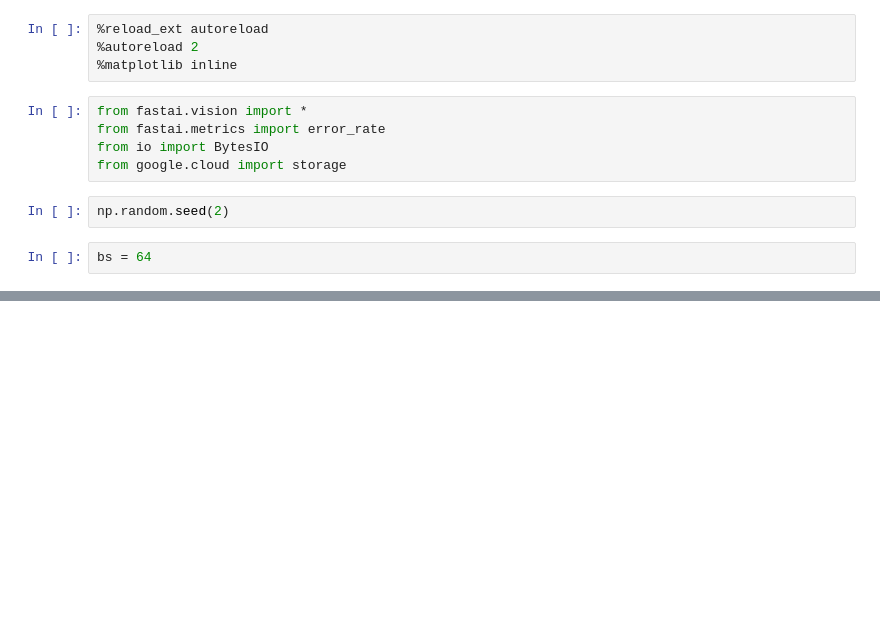
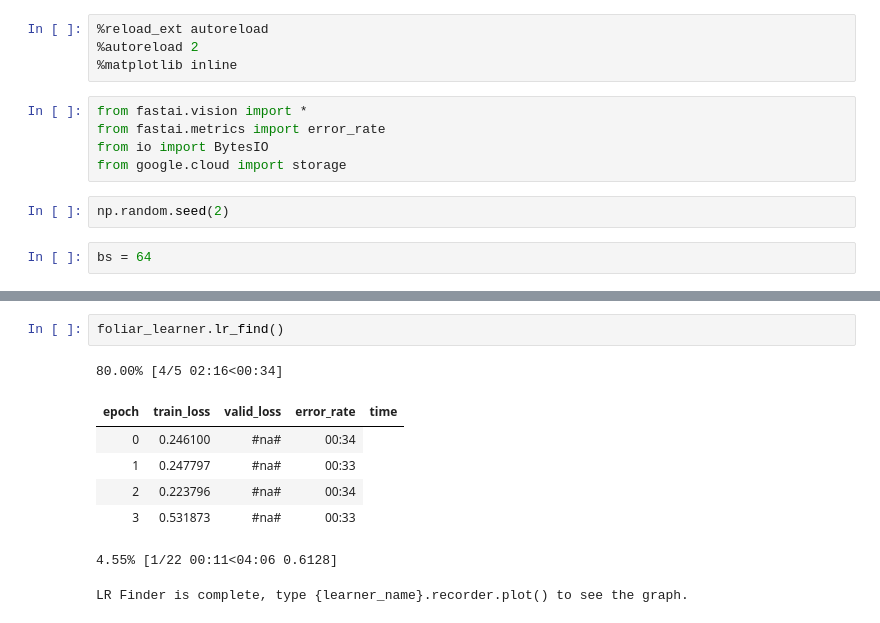
Before and after one commit to wcneill/kaggle, a Jupyter notebook: foliar/foliar_fastai.ipynb, the cells around one changed output, grey strips where cells are left out. Saved outputs shown, nothing was run; the diff lists cells and outputs as text; blank space fills up the shorter version.

```diff
--- a/foliar/foliar_fastai.ipynb
+++ b/foliar/foliar_fastai.ipynb
@@ -34,0 +46,11 @@ len()
+# %%
+foliar_learner.lr_find()
+# %% [output]
+80.00% [4/5 02:16<00:34]
+| epoch | train_loss | valid_loss | error_rate | time |
+| 0 | 0.246100 | #na# | 00:34 |
+| 1 | 0.247797 | #na# | 00:33 |
+| 2 | 0.223796 | #na# | 00:34 |
+| 3 | 0.531873 | #na# | 00:33 |
+4.55% [1/22 00:11<04:06 0.6128]
+LR Finder is complete, type {learner_name}.recorder.plot() to see the graph.
```
Also changed, not shown: parts of 15 cells of this notebook.
